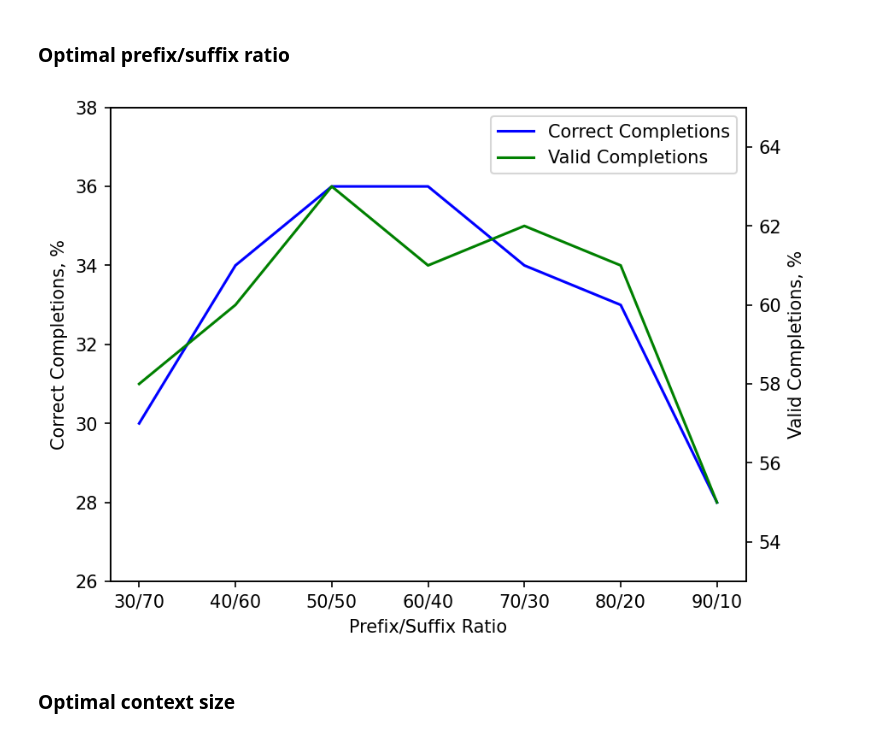
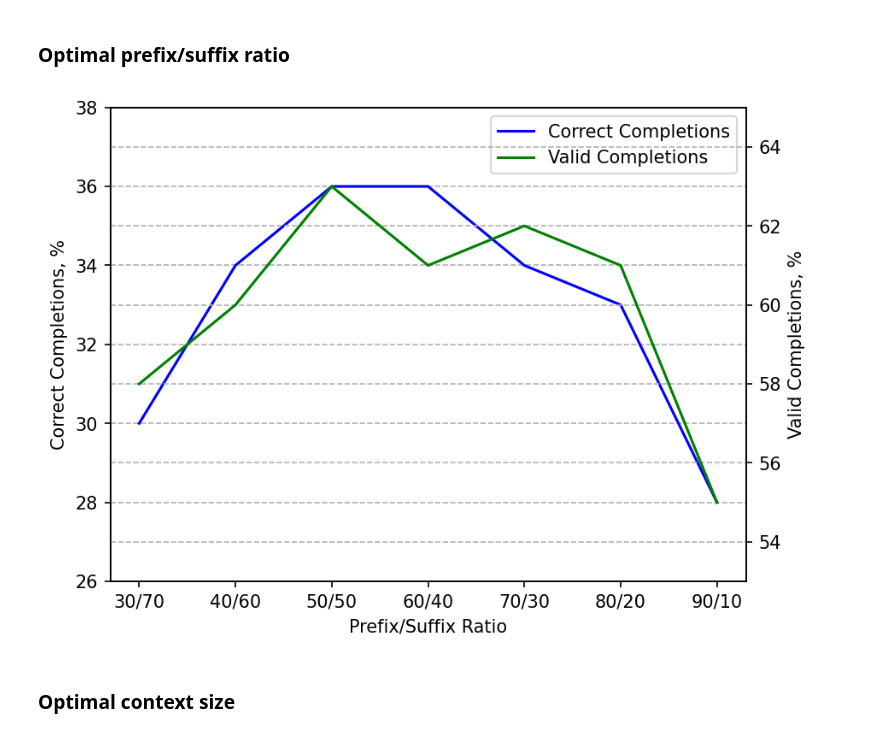
Before and after one commit to BohdanPetryshyn/openapi-completion-benchmark, a Jupyter notebook: visualization.ipynb, the cells around one changed output. Cells and saved outputs as stored; diff of their text form; code cells hidden in the pictures.

```diff
--- a/visualization.ipynb
+++ b/visualization.ipynb
@@ -11,34 +11,38 @@ valid_completions = [58, 60, 63, 61, 62, 61, 55]
 
 prefix_suffix_ratios = [f"{prefix_size}/{100-prefix_size}" for prefix_size in prefix_sizes]
 
 fig, ax1 = plt.subplots(dpi=150)
 
 # Plot for Correct Completions
 ax1.plot(prefix_sizes, correct_completions, color="blue", label="Correct Completions")
 ax1.set_xlabel("Prefix/Suffix Ratio")
 ax1.set_ylabel("Correct Completions, %")
 
 # Set the x-ticks and labels
 ax1.set_xticks(prefix_sizes)
 ax1.set_xticklabels(prefix_suffix_ratios)
 
 # Create a twin axis for Valid Completions
 ax2 = ax1.twinx()
 ax2.plot(prefix_sizes, valid_completions, color="green", label="Valid Completions")
 ax2.set_ylabel("Valid Completions, %")
 
 # Adjust the y-axis scale
 ax1.set_ylim([min(correct_completions) - 2, max(correct_completions) + 2])
 ax2.set_ylim([min(valid_completions) - 2, max(valid_completions) + 2])
 
 # Combine the legends
 lines, labels = ax1.get_legend_handles_labels()
 lines2, labels2 = ax2.get_legend_handles_labels()
 ax1.legend(lines + lines2, labels + labels2, loc="upper right")
 
+ax1.grid(linestyle="--", axis="y")
+ax2.grid(linestyle="--", axis="y")
+
+plt.savefig("runtime/visualization/prefix-to-suffix-ratio.pdf")
 plt.show()
 # %% [output]
-[figure, old version]
+[figure, new version]
 # %% [markdown]
 ### Optimal context size
 # %%
```
Also changed, not shown: parts of 19 cells of this notebook, 2 other files.
